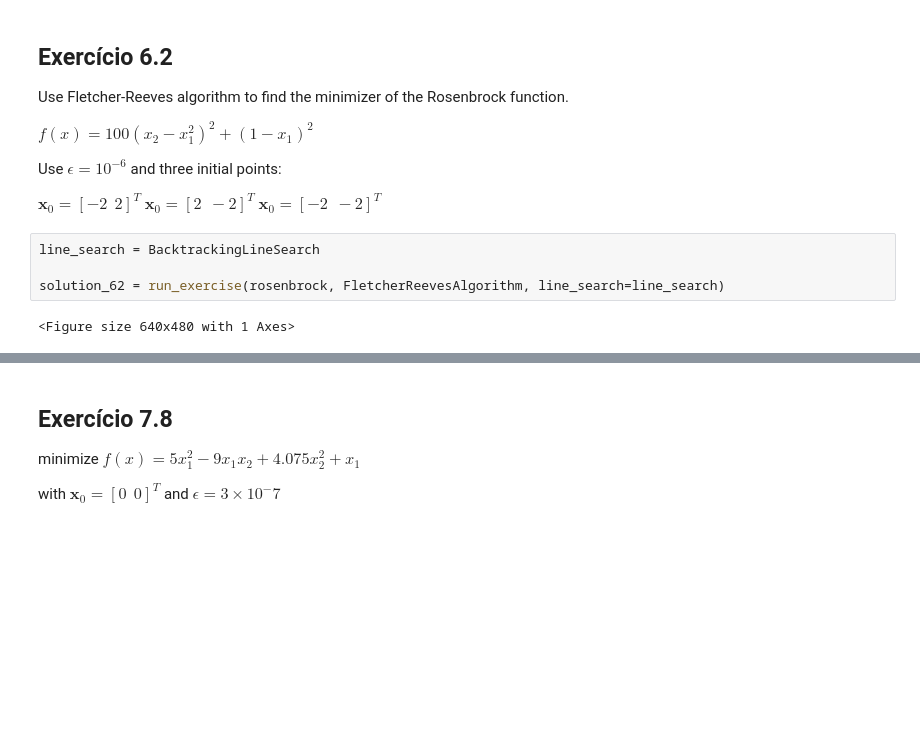
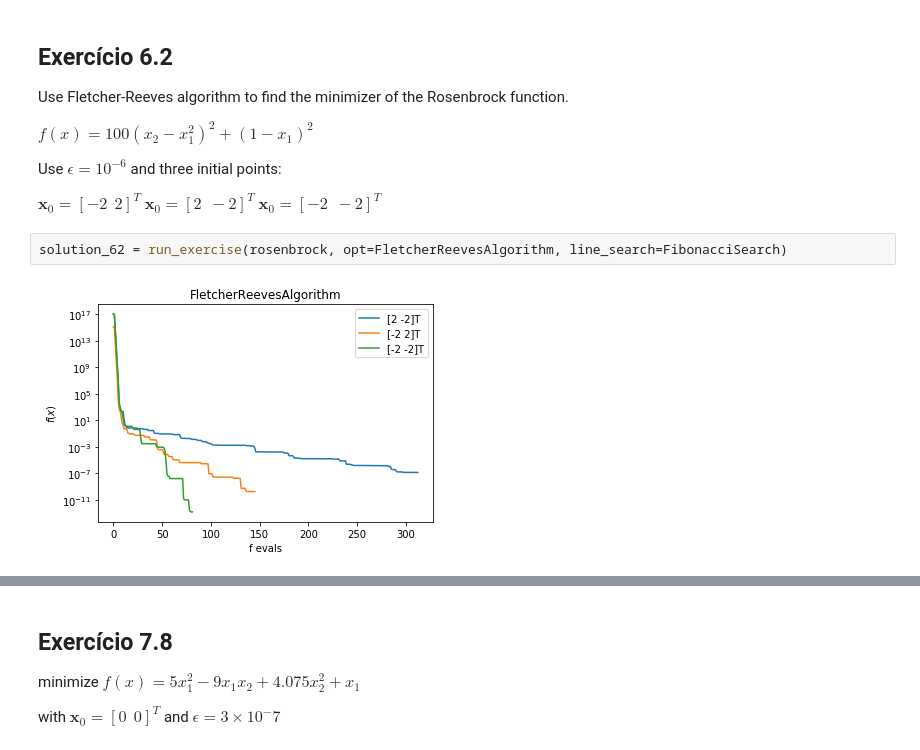
Before and after one commit to crucis/ConvexOptimization, a Jupyter notebook: Exercises/Lista3/Lista 3.ipynb, the cells around one changed output, grey strips where cells are left out. Saved outputs shown, nothing was run; the diff lists cells and outputs as text; blank space fills up the shorter version.

```diff
--- a/Exercises/Lista3/Lista 3.ipynb
+++ b/Exercises/Lista3/Lista 3.ipynb
@@ -81,11 +84,9 @@ $\mathbf{x}_0 = [-2~~2]^T$
 $\mathbf{x}_0 = [2~~-2]^T$
 $\mathbf{x}_0 = [-2~~-2]^T$
 # %%
-line_search = BacktrackingLineSearch
-
-solution_62 = run_exercise(rosenbrock, FletcherReevesAlgorithm, line_search=line_search)
+solution_62 = run_exercise(rosenbrock, opt=FletcherReevesAlgorithm, line_search=FibonacciSearch)
 # %% [output]
-<Figure size 640x480 with 1 Axes>
+[figure, added]
 # %%
 solution_62[['best_x', 'best_f', 'fevals', 'grad_evals', 'nevals', 'run_time (s)']]
 # %% [output]
```
Also changed, not shown: parts of 44 cells of this notebook, 1 other file.
